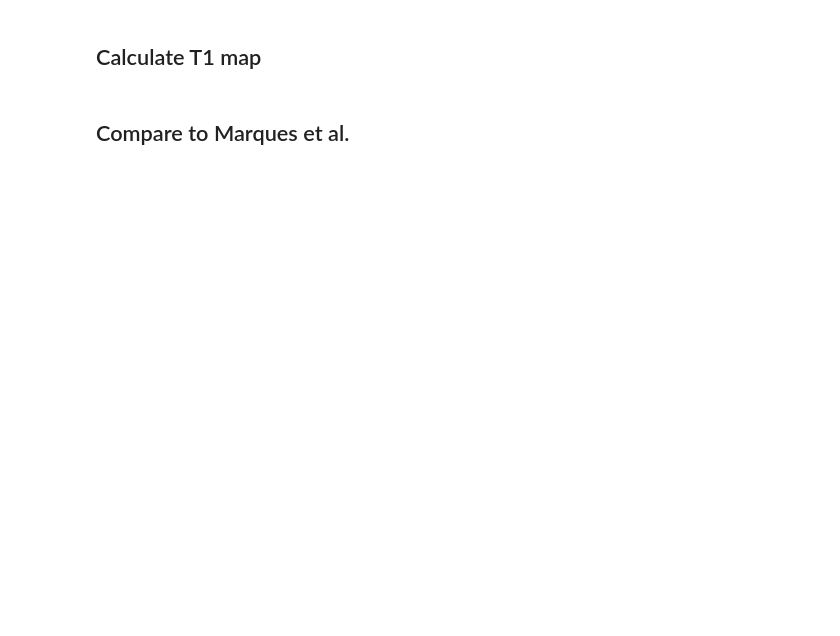
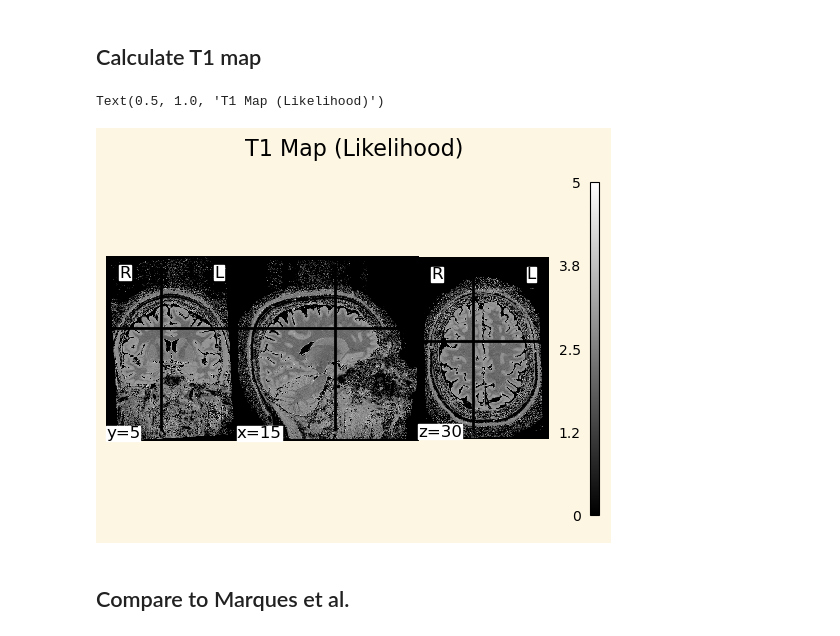
Before and after one commit to MASILab/map_t1_mapping, a Jupyter notebook: notebooks/likelihood_mp2rage_3d.ipynb, the cells around one changed output. Cells and saved outputs as stored; diff of their text form; code cells hidden in the pictures; blank space fills up the shorter version.

```diff
--- a/notebooks/likelihood_mp2rage_3d.ipynb
+++ b/notebooks/likelihood_mp2rage_3d.ipynb
@@ -184,5 +182,23 @@ Text(0.5, 0.92, 'LUT')
 # %% [markdown]
 ## Calculate T1 map
+# %%
+# Create grid
+interp = RegularGridInterpolator((mp2rage1, mp2rage1), values=t1_lut,
+    bounds_error=False, fill_value=0, method='linear')
+
+# Interpolate along new values
+pts = (subj.mp2rage[0].flatten(), subj.mp2rage[1].flatten())
+t1_calc = interp(pts).reshape(subj.mp2rage[0].shape)
+t1_calc_nifti = nib.Nifti1Image(t1_calc, subj.affine)
+
+# Plot
+fig, ax = plt.subplots()
+plotting.plot_img(t1_calc_nifti, cut_coords=(15, 5, 30), cmap='gray',
+    radiological=True, axes=ax, colorbar=True, vmin=0, vmax=5)
+ax.set_title('T1 Map (Likelihood)')
+# %% [output]
+Text(0.5, 1.0, 'T1 Map (Likelihood)')
+[figure, added]
 # %% [markdown]
 ## Compare to Marques et al.
 # %%
```
Also changed, not shown: parts of 8 cells of this notebook, 3 other files.
